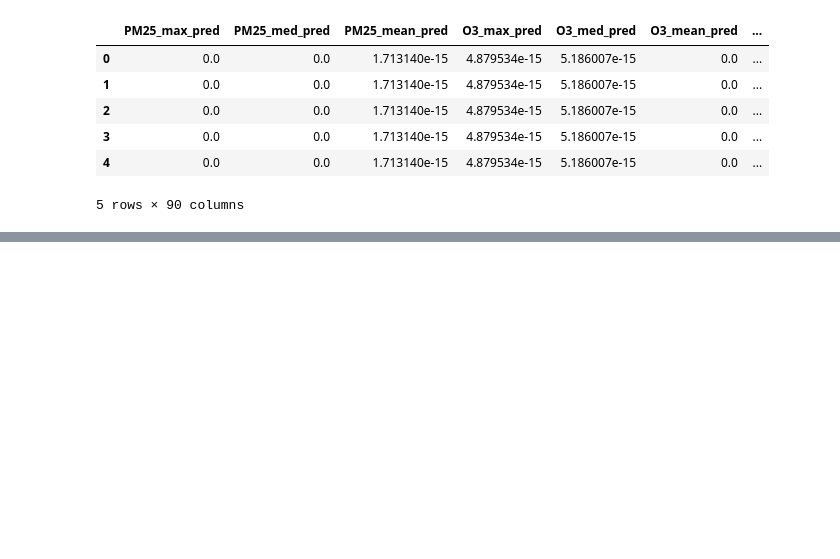
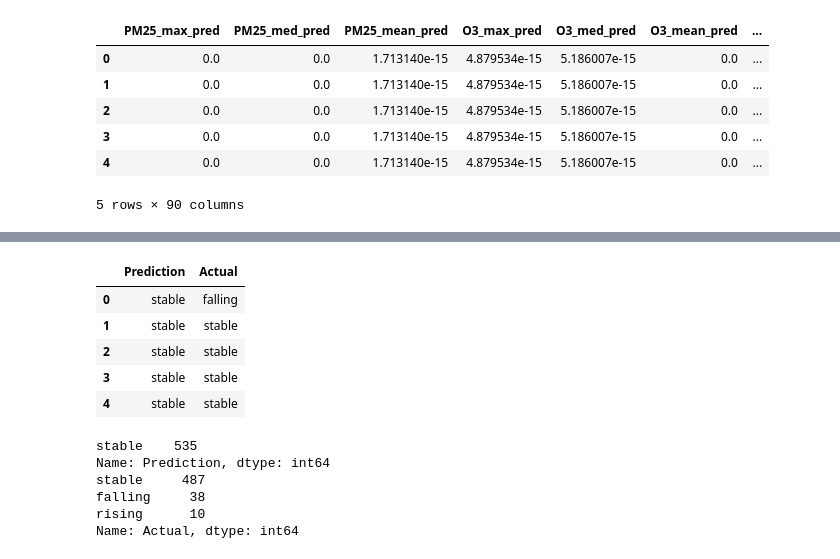
Before and after one commit to cbeckler/eco_cancer_incidence_rates, a Jupyter notebook: SVM_w_interpolated_data.ipynb, the cells around one changed output, grey strips where cells are left out. Drawn from its saved outputs; the diff is of its cells as text; code cells hidden in the pictures; blank space fills up the shorter version.

```diff
--- a/SVM_w_interpolated_data.ipynb
+++ b/SVM_w_interpolated_data.ipynb
@@ -239,0 +291,21 @@ X.head()
+# %%
+rbf_result = pd.DataFrame({"Prediction": rbf_pred, "Actual": y_test}).reset_index(drop=True)
+
+rbf_result.head()
+# %% [output]
+|  | Prediction | Actual |
+| 0 | stable | falling |
+| 1 | stable | stable |
+| 2 | stable | stable |
+| 3 | stable | stable |
+| 4 | stable | stable |
+# %%
+print(rbf_result.Prediction.value_counts())
+print(rbf_result.Actual.value_counts())
+# %% [output]
+stable    535
+Name: Prediction, dtype: int64
+stable     487
+falling     38
+rising      10
+Name: Actual, dtype: int64
```
Also changed, not shown: parts of 11 cells of this notebook.
